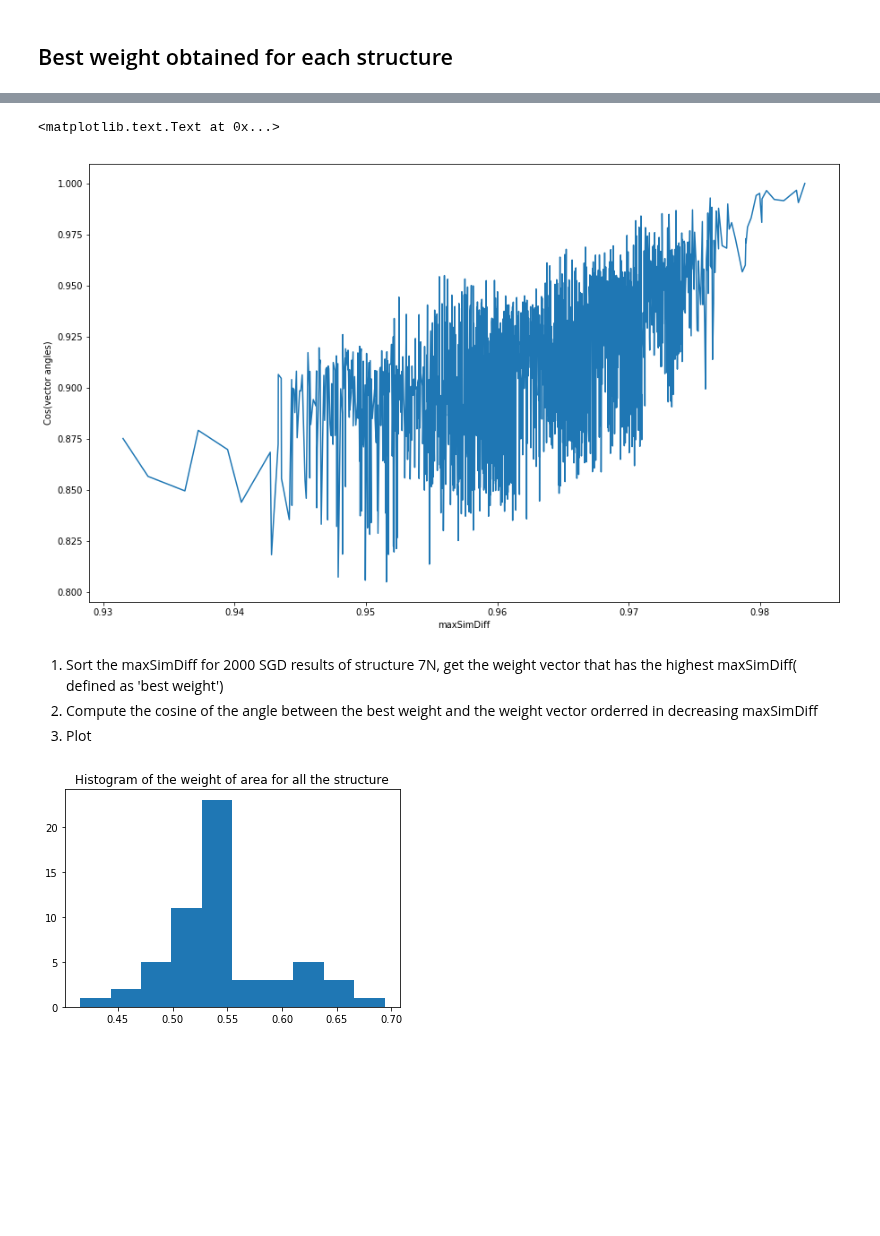
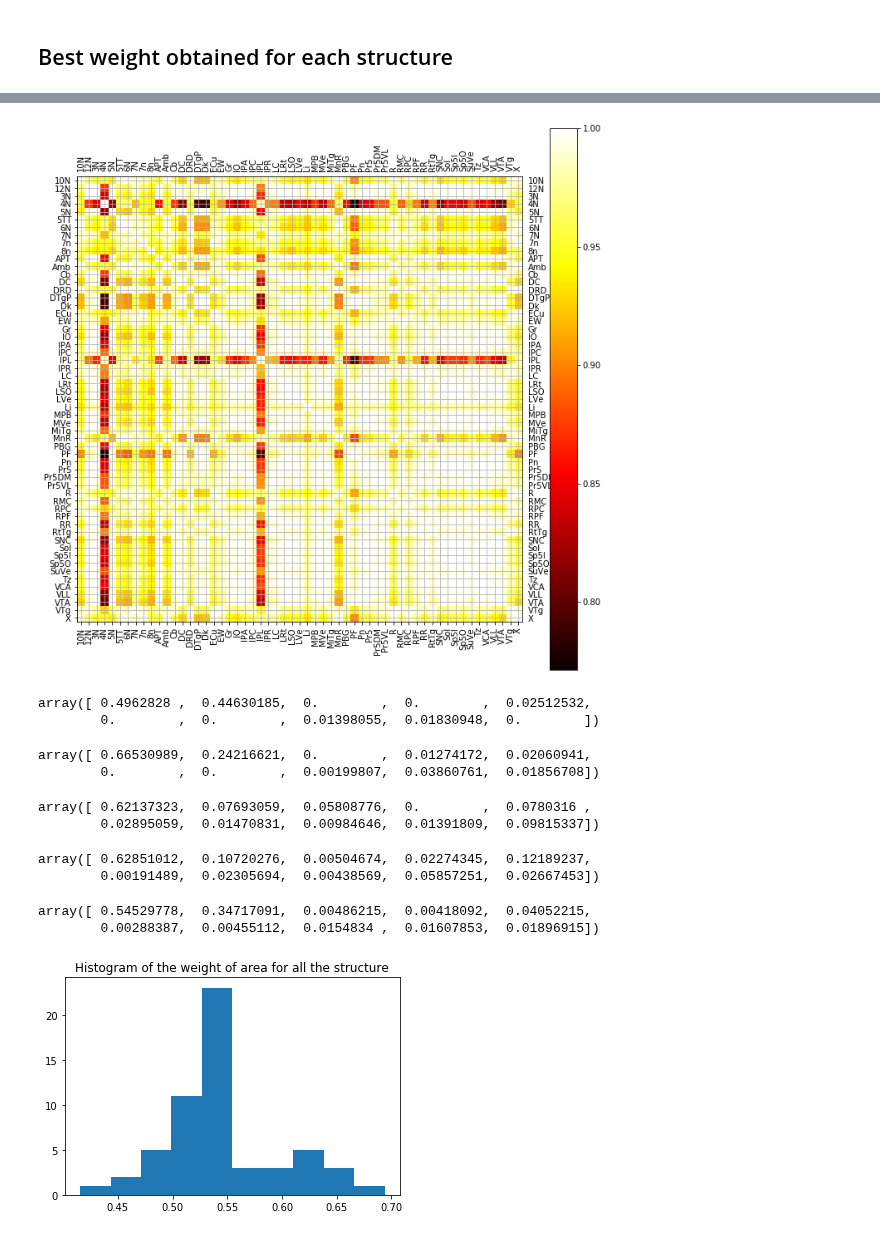
Before and after one commit to xiangjiph/MouseBrainAtlas, a Jupyter notebook: XJ/Data_analysis(Optimized_weight).ipynb, the cells around one changed output, grey strips where cells are left out. Saved outputs shown, nothing was run; the diff lists cells and outputs as text; code cells hidden in the pictures; blank space fills up the shorter version.

```diff
--- a/XJ/Data_analysis(Optimized_weight).ipynb
+++ b/XJ/Data_analysis(Optimized_weight).ipynb
@@ -61,11 +67,11 @@ def load_training_weight(what, stack, data_set, structure_name, method, ext=None
     fp = fun_get_learning_data_path(what, stack, data_set, structure_name, method, ext=None)
     print('Loading %s'%fp)
     if not os.path.isfile(fp):
-        sys.stderr.write('Warnning: File does not exist in the shared folder. Try to download from s3...')
+        sys.stderr.write('Warnning: File does not exist in the shared folder. Try to download from s3...\n')
         try:
             download_from_s3(fp)
         except:
-            sys.stderr.write('Loading file %s failed.'%fp)
+            sys.stderr.write('Loading file %s failed.\n'%fp)
     return load_data(fp)
 # %%
 # Annotation data:
@@ -175,3 +183,7 @@ for idx in range(len(learning_features)):
     mean_feature_weight_for_each_structure[feature_name] = []
     for structure_name in structure_weight_mean.keys():
         mean_feature_weight_for_each_structure[feature_name].append(structure_weight_mean[structure_name][idx])
+# %%
+mean_feature_vector = []
+for temp in learning_features:
+    mean_feature_vector.append(mean_feature_weight[temp])
@@ -215,15 +251,3 @@ for idx in tempOrder:
-# %%
-plt.figure(figsize=(15,9))
-plt.plot(data_maxSimDiff['7N'][tempOrder], tempVecDistance)
-plt.ylabel('Cos(vector angles)')
-plt.xlabel('maxSimDiff')
-# %% [output]
-<matplotlib.text.Text at 0x...>
-[figure, removed]
-# %% [markdown]
-1. Sort the maxSimDiff for 2000 SGD results of structure 7N, get the weight vector that has the highest maxSimDiff( defined as 'best weight')
-2. Compute the cosine of the angle between the best weight and the weight vector orderred in decreasing maxSimDiff
-3. Plot
 # %%
 best_weight = {}
 for structure_name in data_weight.keys():
@@ -233,3 +255,46 @@ best_weight_flatten = np.column_stack(tuple(best_weight.values()))
+# %%
+structure_list = np.sort(best_weight.keys())
+tempList = []
+for temp in structure_list:
+    tempList.append(best_weight[temp])
+best_weight_flatten = np.column_stack(tuple(tempList))
+# Similarity between best weight vector
+weight_vector_simi_mat = np.array([[fun_vector_distance_cos(best_weight[temp1], best_weight[temp2]) for temp1 in structure_list] for temp2 in structure_list])
+plt.figure(figsize=(12,12))
+plt.imshow(weight_vector_simi_mat,cmap=plt.cm.hot)
+plt.colorbar()
+plt.xticks(np.arange(0, len(structure_list)),structure_list, rotation='vertical');
+plt.yticks(np.arange(0, len(structure_list)),structure_list);
+plt.tick_params(labelbottom='on',labeltop='on')
+plt.tick_params(labelleft='on',labelright='on')
+plt.grid()
+# %% [output]
+[figure, added]
+# %%
+best_weight['VTA']
+# %% [output]
+array([ 0.4962828 ,  0.44630185,  0.        ,  0.        ,  0.02512532,
+        0.        ,  0.        ,  0.01398055,  0.01830948,  0.        ])
+# %%
+best_weight['10N']
+# %% [output]
+array([ 0.66530989,  0.24216621,  0.        ,  0.01274172,  0.02060941,
+        0.        ,  0.        ,  0.00199807,  0.03860761,  0.01856708])
+# %%
+best_weight['4N']
+# %% [output]
+array([ 0.62137323,  0.07693059,  0.05808776,  0.        ,  0.0780316 ,
+        0.02895059,  0.01470831,  0.00984646,  0.01391809,  0.09815337])
+# %%
+best_weight['IPL']
+# %% [output]
+array([ 0.62851012,  0.10720276,  0.00504674,  0.02274345,  0.12189237,
+        0.00191489,  0.02305694,  0.00438569,  0.05857251,  0.02667453])
+# %%
+np.mean(best_weight_flatten, axis=1)
+# %% [output]
+array([ 0.54529778,  0.34717091,  0.00486215,  0.00418092,  0.04052215,
+        0.00288387,  0.00455112,  0.0154834 ,  0.01607853,  0.01896915])
 # %%
 for idx in range(len(learning_features)):
     plt.figure()
```
Also changed, not shown: parts of 13 cells of this notebook, 3 other files.
